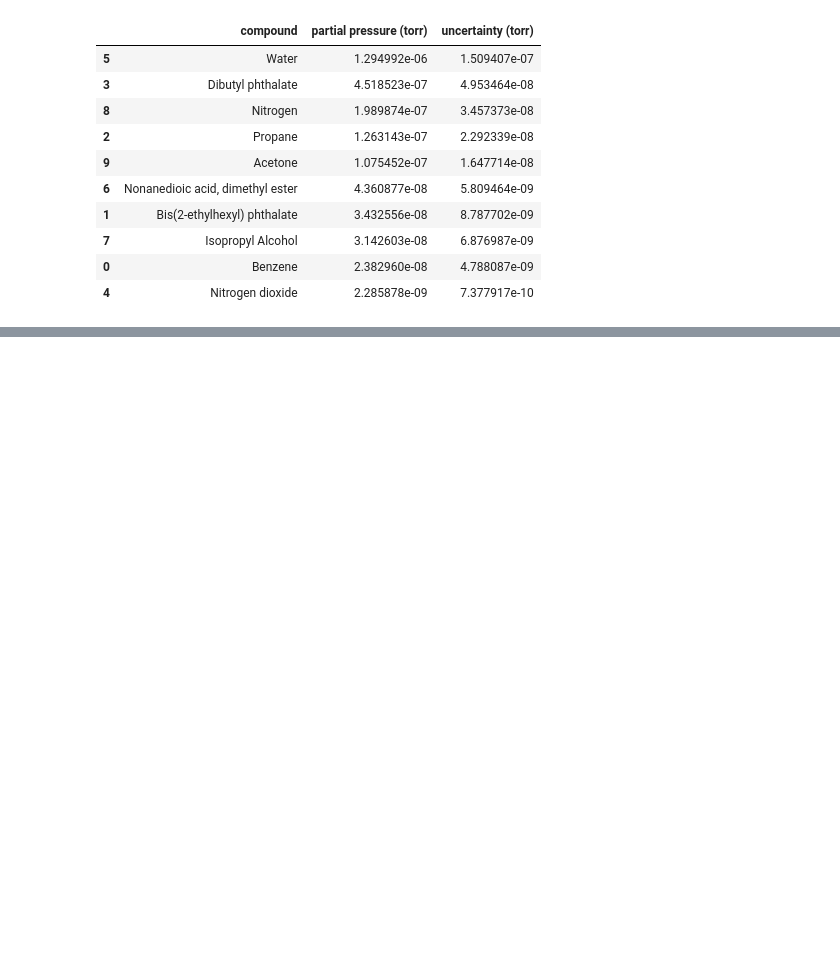
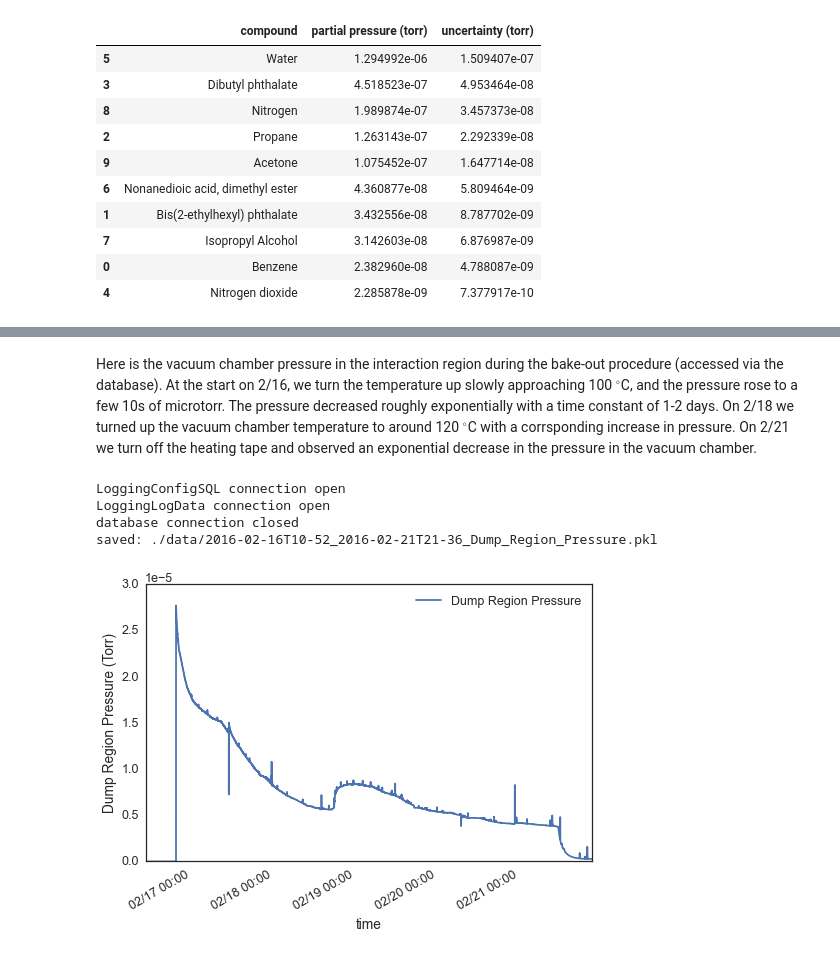
Before and after one commit to b-r-oleary/acme, a Jupyter notebook: MassSpectra/RGA Mass Spectra.ipynb, the cells around one changed output, grey strips where cells are left out. Drawn from its saved outputs; the diff is of its cells as text; code cells hidden in the pictures; blank space fills up the shorter version.

Commit message:
Add DatabaseAccess code and Minor Fixes

```diff
--- a/MassSpectra/RGA Mass Spectra.ipynb
+++ b/MassSpectra/RGA Mass Spectra.ipynb
@@ -135,0 +144,13 @@ table.sort_values(by='partial pressure (torr)', ascending=False)
+# %% [markdown]
+Here is the vacuum chamber pressure in the interaction region during the bake-out procedure (accessed via the database). At the start on 2/16, we turn the temperature up slowly approaching 100 $^\circ$C, and the pressure rose to a few 10s of microtorr. The pressure decreased roughly exponentially with a time constant of 1-2 days. On 2/18 we turned up the vacuum chamber temperature to around 120 $^\circ$C with a corrsponding increase in pressure. On 2/21 we turn off the heating tape and observed an exponential decrease in the pressure in the vacuum chamber.
+# %%
+db = DatabaseAccess()
+ts = db.get_data('Dump Region Pressure', duration='6 days')
+ts.plot()
+ts.save()
+# %% [output]
+LoggingConfigSQL connection open
+LoggingLogData connection open
+database connection closed
+saved: ./data/2016-02-16T10-52_2016-02-21T21-36_Dump_Region_Pressure.pkl
+[figure, added]
```
Also changed, not shown: parts of 5 cells of this notebook, 16 other files.
